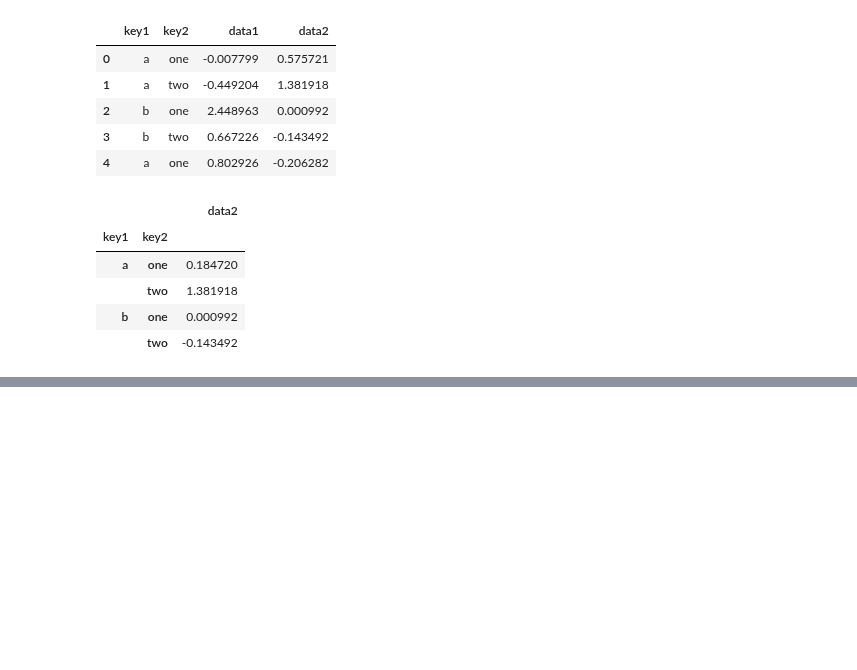
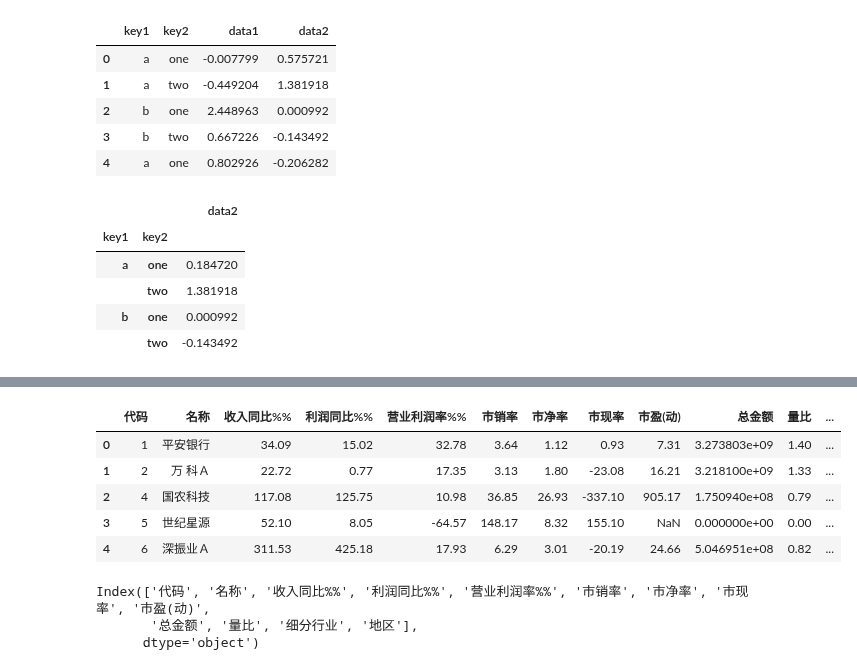
Before and after one commit to Luoxiaogan/Guide_to_financial_data_analysis, a Jupyter notebook: 金融数据分析导引/Lectures/Lecture 3/notes.ipynb, the cells around one changed output, grey strips where cells are left out. Drawn from its saved outputs; the diff is of its cells as text; code cells hidden in the pictures; blank space fills up the shorter version.

```diff
--- a/金融数据分析导引/Lectures/Lecture 3/notes.ipynb
+++ b/金融数据分析导引/Lectures/Lecture 3/notes.ipynb
@@ -901,0 +988,16 @@ df.groupby(['key1','key2'])[['data2']].mean()
+# %%
+substocks.head()#输出最开始的前多少行，默认值是5行
+# %% [output]
+|  | 代码 | 名称 | 收入同比%% | 利润同比%% | 营业利润率%% | 市销率 | 市净率 | 市现率 | 市盈(动) | 总金额 | 量比 | ... |
+| 0 | 1 | 平安银行 | 34.09 | 15.02 | 32.78 | 3.64 | 1.12 | 0.93 | 7.31 | 3.273803e+09 | 1.40 | ... |
+| 1 | 2 | 万 科Ａ | 22.72 | 0.77 | 17.35 | 3.13 | 1.80 | -23.08 | 16.21 | 3.218100e+09 | 1.33 | ... |
+| 2 | 4 | 国农科技 | 117.08 | 125.75 | 10.98 | 36.85 | 26.93 | -337.10 | 905.17 | 1.750940e+08 | 0.79 | ... |
+| 3 | 5 | 世纪星源 | 52.10 | 8.05 | -64.57 | 148.17 | 8.32 | 155.10 | NaN | 0.000000e+00 | 0.00 | ... |
+| 4 | 6 | 深振业Ａ | 311.53 | 425.18 | 17.93 | 6.29 | 3.01 | -20.19 | 24.66 | 5.046951e+08 | 0.82 | ... |
+# %%
+substocks.columns
+#想修改名称
+# %% [output]
+Index(['代码', '名称', '收入同比%%', '利润同比%%', '营业利润率%%', '市销率', '市净率', '市现率', '市盈(动)',
+       '总金额', '量比', '细分行业', '地区'],
+      dtype='object')
```
Also changed, not shown: parts of 13 cells of this notebook, 3 other files.
